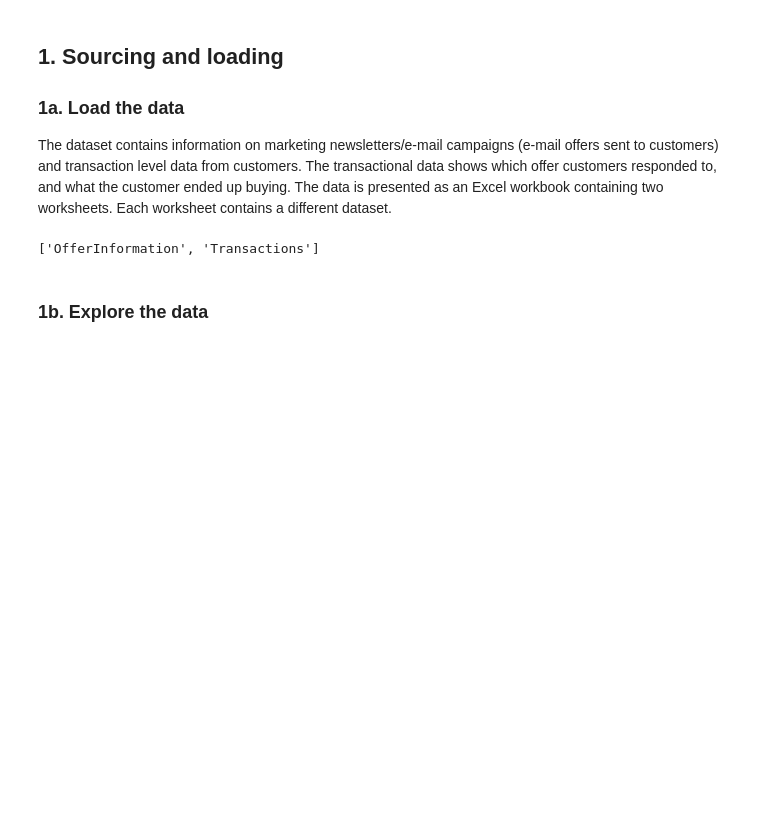
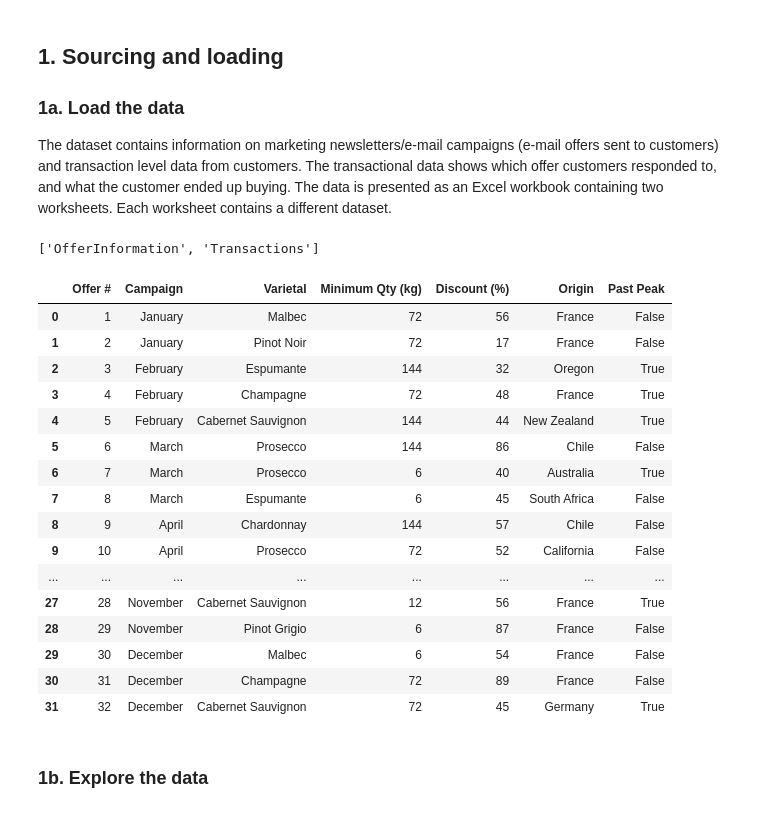
Before and after one commit to mendyhsu/Springboard, a Jupyter notebook: Unit15_6_KMeans_Clustering_Case_Study/Clustering_Case_Study_Customer_Segmentation_with_KMeans.ipynb, the cells around one changed output. Cells and saved outputs as stored; diff of their text form; code cells hidden in the pictures; blank space fills up the shorter version.

```diff
--- a/Unit15_6_KMeans_Clustering_Case_Study/Clustering_Case_Study_Customer_Segmentation_with_KMeans.ipynb
+++ b/Unit15_6_KMeans_Clustering_Case_Study/Clustering_Case_Study_Customer_Segmentation_with_KMeans.ipynb
@@ -51,7 +51,26 @@ print(sheets)
 ['OfferInformation', 'Transactions']
 # %%
 #df_offers = pd.read_excel("WineKMC.xlsx", sheet_name=0)
-df_offers = xlsx_file.parse(sheet_name=sheets[0])
+df_offers = xlsx_file.parse(sheet_name=sheets[0], data_only = True)
+df_offers
+# %% [output]
+|  | Offer # | Campaign | Varietal | Minimum Qty (kg) | Discount (%) | Origin | Past Peak |
+| 0 | 1 | January | Malbec | 72 | 56 | France | False |
+| 1 | 2 | January | Pinot Noir | 72 | 17 | France | False |
+| 2 | 3 | February | Espumante | 144 | 32 | Oregon | True |
+| 3 | 4 | February | Champagne | 72 | 48 | France | True |
+| 4 | 5 | February | Cabernet Sauvignon | 144 | 44 | New Zealand | True |
+| 5 | 6 | March | Prosecco | 144 | 86 | Chile | False |
+| 6 | 7 | March | Prosecco | 6 | 40 | Australia | True |
+| 7 | 8 | March | Espumante | 6 | 45 | South Africa | False |
+| 8 | 9 | April | Chardonnay | 144 | 57 | Chile | False |
+| 9 | 10 | April | Prosecco | 72 | 52 | California | False |
+| ... | ... | ... | ... | ... | ... | ... | ... |
+| 27 | 28 | November | Cabernet Sauvignon | 12 | 56 | France | True |
+| 28 | 29 | November | Pinot Grigio | 6 | 87 | France | False |
+| 29 | 30 | December | Malbec | 6 | 54 | France | False |
+| 30 | 31 | December | Champagne | 72 | 89 | France | False |
+| 31 | 32 | December | Cabernet Sauvignon | 72 | 45 | Germany | True |
 # %% [markdown]
 ### 1b. Explore the data
 # %%
```
Also changed, not shown: parts of 1 cell of this notebook.
